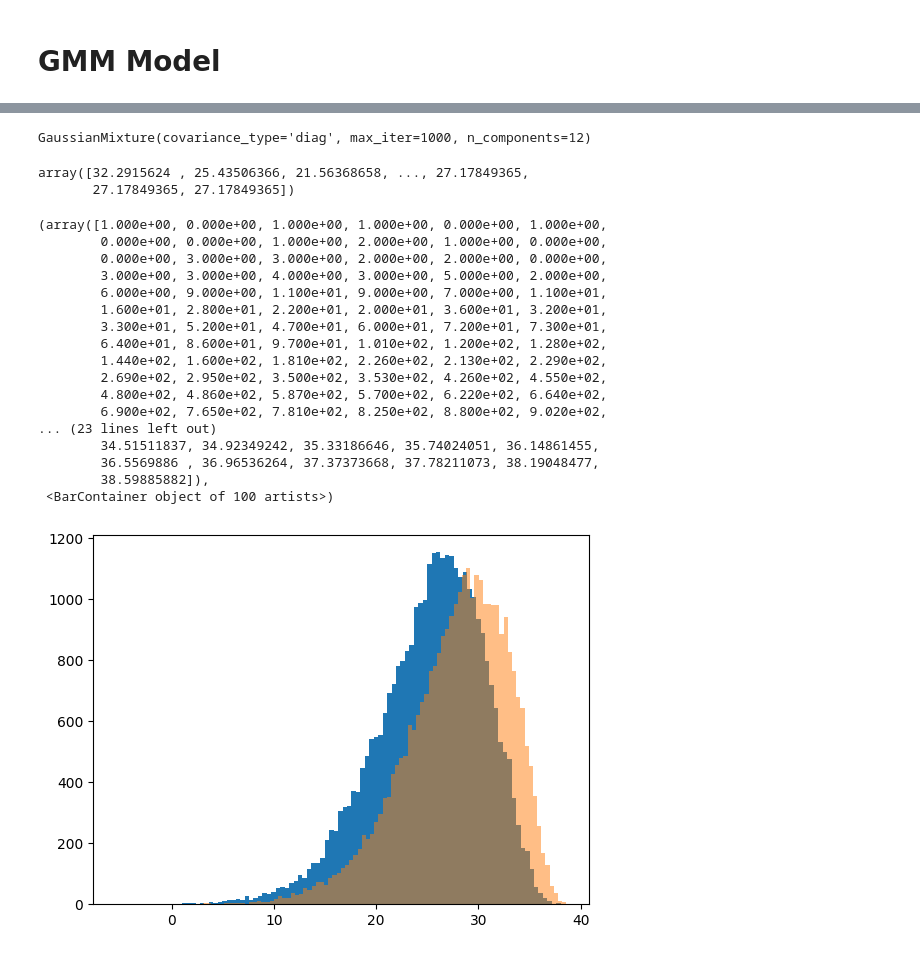
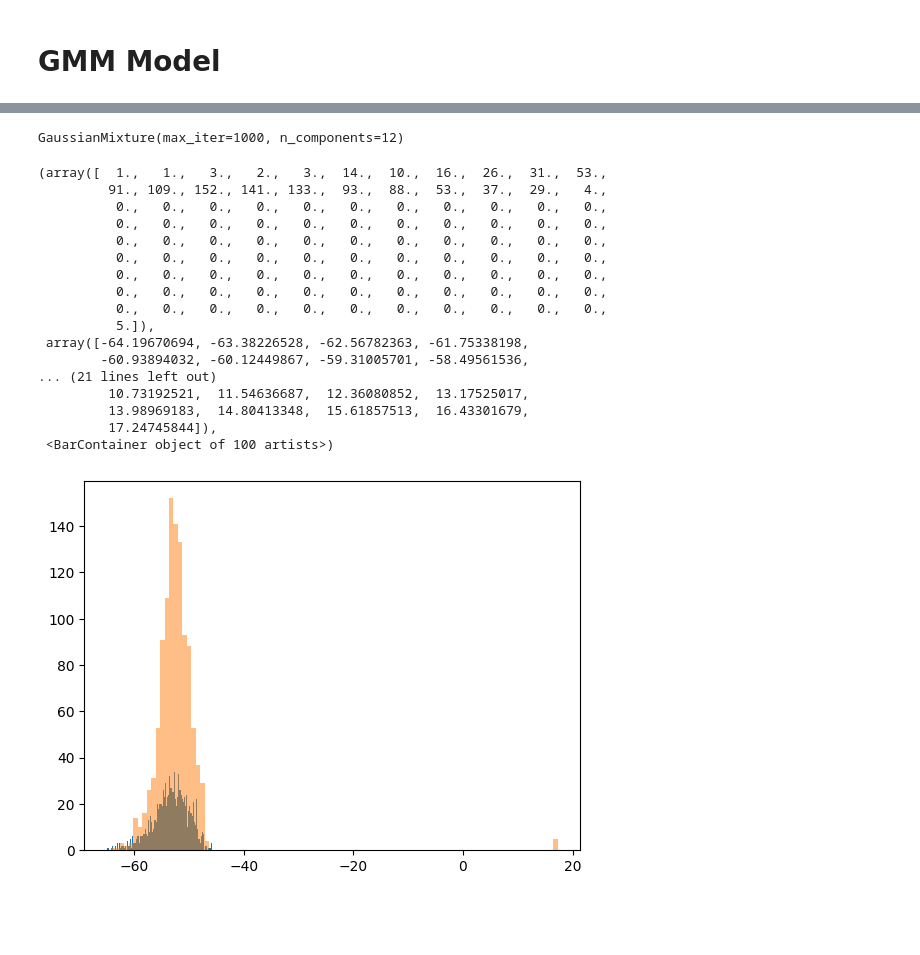
Before and after one commit to GonzaLinares/ProcVoz_Proyecto1, a Jupyter notebook: gender_classifier.ipynb, the cells around one changed output, grey strips where cells are left out. Saved outputs shown, nothing was run; the diff lists cells and outputs as text; code cells hidden in the pictures; blank space fills up the shorter version.

Commit message:
updated model

```diff
--- a/gender_classifier.ipynb
+++ b/gender_classifier.ipynb
@@ -85,6 +85,22 @@ display(df) #Cada fila tiene los datos de un audio, cada columna mfcc contiene n
 | 5991 | VoxCeleb_gender\males/998.wav | males | [[-674.96234, -657.79913, -662.21... |
 | 5992 | VoxCeleb_gender\males/999.wav | males | [[-533.6348, -538.90204, -460.774... |
 5993 rows × 3 columns
+# %%
+from sklearn.model_selection import train_test_split
+
+#Equalize number of gender in dataset
+gender_counts = df['gender'].value_counts()
+difference = abs(gender_counts['males'] - gender_counts['females'])
+if gender_counts['males'] > gender_counts['females']:
+    df_balanced = df.drop(df[df['gender'] == 'males'].sample(n=difference, random_state=42).index)
+else:
+    df_balanced = df.drop(df[df['gender'] == 'females'].sample(n=difference, random_state=42).index)
+
+#Split into train and test datasets
+X_train, X_test, y_train, y_test = train_test_split(df_balanced.drop(['gender'], axis=1), df_balanced['gender'], test_size=0.2)
+X_file, X_test_file = X_train["file"], X_test["file"]
+X_train.drop(["file"], inplace=True, axis=1)
+X_test.drop(["file"], inplace=True, axis=1)
 # %% [markdown]
 # EDA
 # %%
@@ -153,13 +156,13 @@ X_test_female = (X_test_female - X_min) / (X_max - X_min)
 from sklearn.mixture import GaussianMixture
 from sklearn.model_selection import GridSearchCV
 
-gmm_male = GaussianMixture(n_components=mfcc_coeff_amount, covariance_type='diag', max_iter=1000)
-gmm_female = GaussianMixture(n_components=mfcc_coeff_amount, covariance_type='diag', max_iter=1000)
+gmm_male = GaussianMixture(n_components=mfcc_coeff_amount, covariance_type='full', max_iter=1000)
+gmm_female = GaussianMixture(n_components=mfcc_coeff_amount, covariance_type='full', max_iter=1000)
 
 gmm_male.fit(X_male)
 gmm_female.fit(X_female)
 # %% [output]
-GaussianMixture(covariance_type='diag', max_iter=1000, n_components=12)
+GaussianMixture(max_iter=1000, n_components=12)
 # %%
 import pickle
 
@@ -174,27 +174,24 @@ scores_mvsm = gmm_male.score_samples(X_test_female)
-# %%
-scores_mvsm
-# %% [output]
-array([32.2915624 , 25.43506366, 21.56368658, ..., 27.17849365,
-       27.17849365, 27.17849365])
-# %%
-plt.hist(scores_fvsm, bins=100)
-plt.hist(scores_mvsm, bins=100, alpha=0.5)
-# %% [output]
-(array([1.000e+00, 0.000e+00, 1.000e+00, 1.000e+00, 0.000e+00, 1.000e+00,
-        0.000e+00, 0.000e+00, 1.000e+00, 2.000e+00, 1.000e+00, 0.000e+00,
-        0.000e+00, 3.000e+00, 3.000e+00, 2.000e+00, 2.000e+00, 0.000e+00,
-        3.000e+00, 3.000e+00, 4.000e+00, 3.000e+00, 5.000e+00, 2.000e+00,
-        6.000e+00, 9.000e+00, 1.100e+01, 9.000e+00, 7.000e+00, 1.100e+01,
-        1.600e+01, 2.800e+01, 2.200e+01, 2.000e+01, 3.600e+01, 3.200e+01,
-        3.300e+01, 5.200e+01, 4.700e+01, 6.000e+01, 7.200e+01, 7.300e+01,
-        6.400e+01, 8.600e+01, 9.700e+01, 1.010e+02, 1.200e+02, 1.280e+02,
-        1.440e+02, 1.600e+02, 1.810e+02, 2.260e+02, 2.130e+02, 2.290e+02,
-        2.690e+02, 2.950e+02, 3.500e+02, 3.530e+02, 4.260e+02, 4.550e+02,
-        4.800e+02, 4.860e+02, 5.870e+02, 5.700e+02, 6.220e+02, 6.640e+02,
-        6.900e+02, 7.650e+02, 7.810e+02, 8.250e+02, 8.800e+02, 9.020e+02,
-... (23 lines left out)
-        34.51511837, 34.92349242, 35.33186646, 35.74024051, 36.14861455,
-        36.5569886 , 36.96536264, 37.37373668, 37.78211073, 38.19048477,
-        38.59885882]),
- <BarContainer object of 100 artists>)
-[figure, removed]
+# %%
+# Lo importante de estos scores es cuanto suman
+person = 1
+plt.hist(gmm_female.score_samples(X_test.mfcc.iloc[person].T), bins=100)
+plt.hist(gmm_male.score_samples(X_test.mfcc.iloc[person].T), bins=100, alpha=0.5)
+# %% [output]
+(array([  1.,   1.,   3.,   2.,   3.,  14.,  10.,  16.,  26.,  31.,  53.,
+         91., 109., 152., 141., 133.,  93.,  88.,  53.,  37.,  29.,   4.,
+          0.,   0.,   0.,   0.,   0.,   0.,   0.,   0.,   0.,   0.,   0.,
+          0.,   0.,   0.,   0.,   0.,   0.,   0.,   0.,   0.,   0.,   0.,
+          0.,   0.,   0.,   0.,   0.,   0.,   0.,   0.,   0.,   0.,   0.,
+          0.,   0.,   0.,   0.,   0.,   0.,   0.,   0.,   0.,   0.,   0.,
+          0.,   0.,   0.,   0.,   0.,   0.,   0.,   0.,   0.,   0.,   0.,
+          0.,   0.,   0.,   0.,   0.,   0.,   0.,   0.,   0.,   0.,   0.,
+          0.,   0.,   0.,   0.,   0.,   0.,   0.,   0.,   0.,   0.,   0.,
+          5.]),
+ array([-64.19670694, -63.38226528, -62.56782363, -61.75338198,
+        -60.93894032, -60.12449867, -59.31005701, -58.49561536,
+... (21 lines left out)
+         10.73192521,  11.54636687,  12.36080852,  13.17525017,
+         13.98969183,  14.80413348,  15.61857513,  16.43301679,
+         17.24745844]),
+ <BarContainer object of 100 artists>)
+[figure, added]
```
Also changed, not shown: parts of 10 cells of this notebook.
